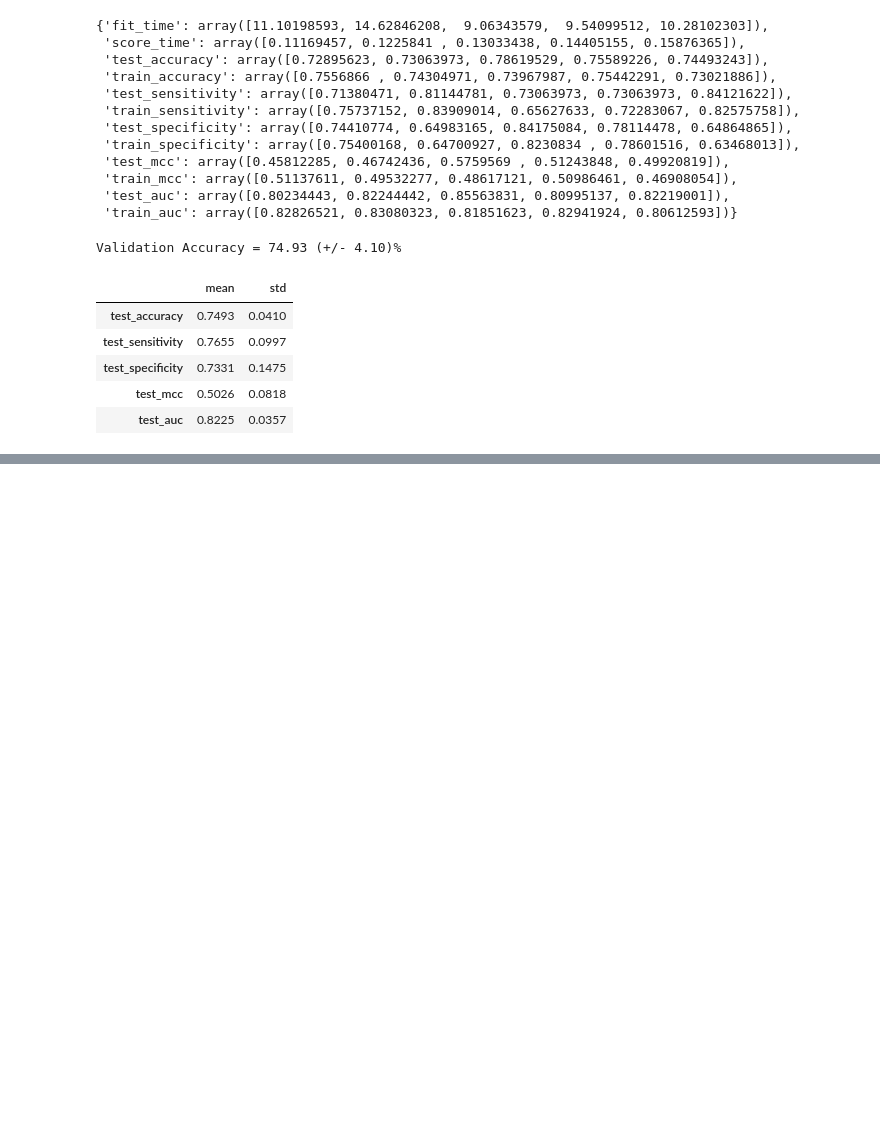
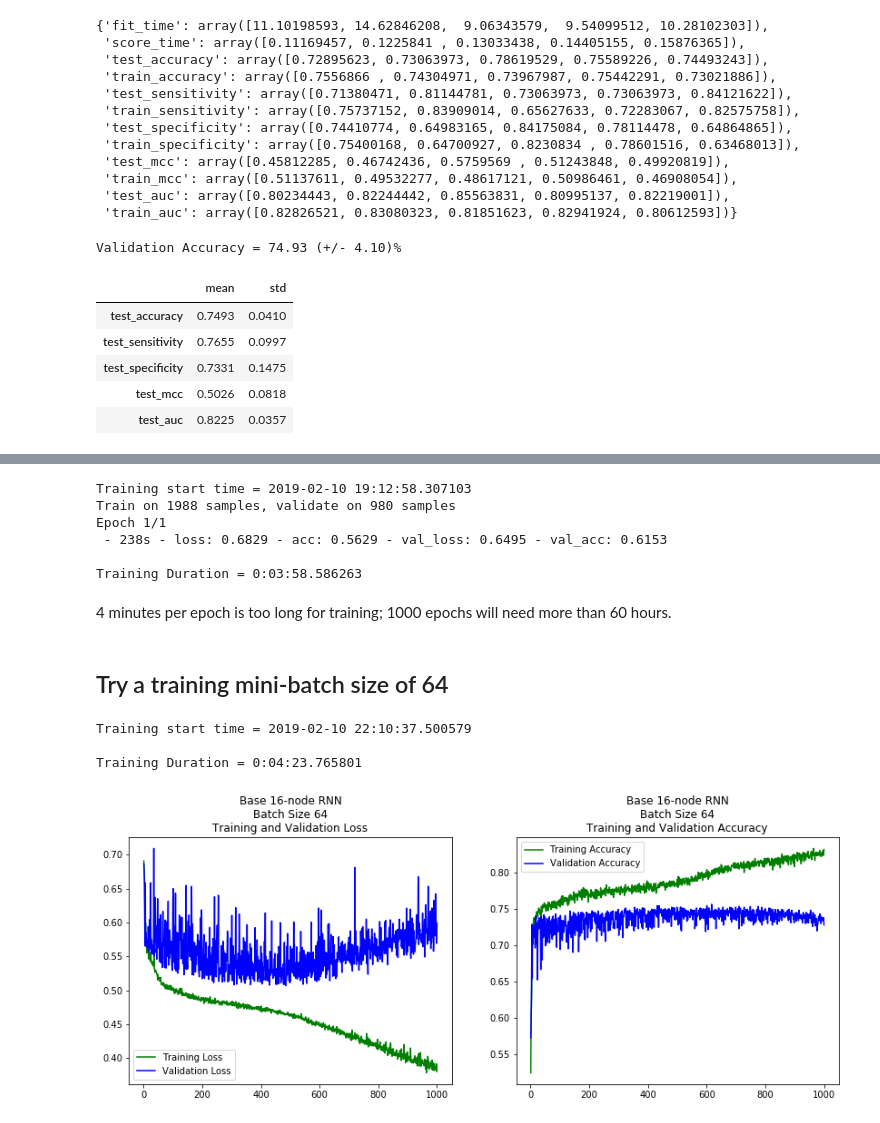
Before and after one commit to tkokkeng/KE5006-AppliedResearch, a Jupyter notebook: Modelling/model1.ipynb, the cells around one changed output, grey strips where cells are left out. Drawn from its saved outputs; the diff is of its cells as text; code cells hidden in the pictures; blank space fills up the shorter version.

```diff
--- a/Modelling/model1.ipynb
+++ b/Modelling/model1.ipynb
@@ -524,0 +715,18 @@ results_df.head()
+# %%
+t1 = datetime.datetime.now()
+print('Training start time = %s' %  t1)
+history = model.fit(X_train, y_train,
+                    batch_size=1,  epochs=1, verbose=2,
+                    validation_data=(X_val, y_val), shuffle=True)
+print('\nTraining Duration = %s' % (datetime.datetime.now()-t1))
+# %% [output]
+Training start time = 2019-02-10 19:12:58.307103
+Train on 1988 samples, validate on 980 samples
+Epoch 1/1
+ - 238s - loss: 0.6829 - acc: 0.5629 - val_loss: 0.6495 - val_acc: 0.6153
+
+Training Duration = 0:03:58.586263
+# %% [markdown]
+4 minutes per epoch is too long for training; 1000 epochs will need more than 60 hours.
+# %% [markdown]
+## Try a training mini-batch size of 64
@@ -524,0 +738,36 @@ results_df.head()
+# %%
+model = Sequential()
+model.add(layers.CuDNNGRU(16, input_shape=(None, X_train.shape[-1])))
+model.add(layers.Dense(1, activation='sigmoid'))
+model.compile(optimizer=RMSprop(), loss='binary_crossentropy', metrics=['acc'])
+# %%
+t1 = datetime.datetime.now()
+print('Training start time = %s' %  t1)
+history = model.fit(X_train, y_train,
+                    batch_size=64,  epochs=1000, verbose=0,
+                    validation_data=(X_val, y_val), shuffle=True)
+print('\nTraining Duration = %s' % (datetime.datetime.now()-t1))
+# %% [output]
+Training start time = 2019-02-10 22:10:37.500579
+
+Training Duration = 0:04:23.765801
+# %%
+train_loss = history.history['loss']
+val_loss = history.history['val_loss']
+train_acc = history.history['acc']
+val_acc = history.history['val_acc']
+epochs = range(1, len(train_loss) + 1)
+plt.figure(figsize=(14, 5))
+plt.subplot(121)
+plt.plot(epochs, train_loss, 'g', label='Training Loss')
+plt.plot(epochs, val_loss, 'b', label='Validation Loss')
+plt.title('Base 16-node RNN\nBatch Size 64\nTraining and Validation Loss')
+plt.legend()
+plt.subplot(122)
+plt.plot(epochs, train_acc, 'g', label='Training Accuracy')
+plt.plot(epochs, val_acc, 'b', label='Validation Accuracy')
+plt.title('Base 16-node RNN\nBatch Size 64\nTraining and Validation Accuracy')
+plt.legend()
+plt.show()
+# %% [output]
+[figure, added]
```
Also changed, not shown: parts of 31 cells of this notebook.
